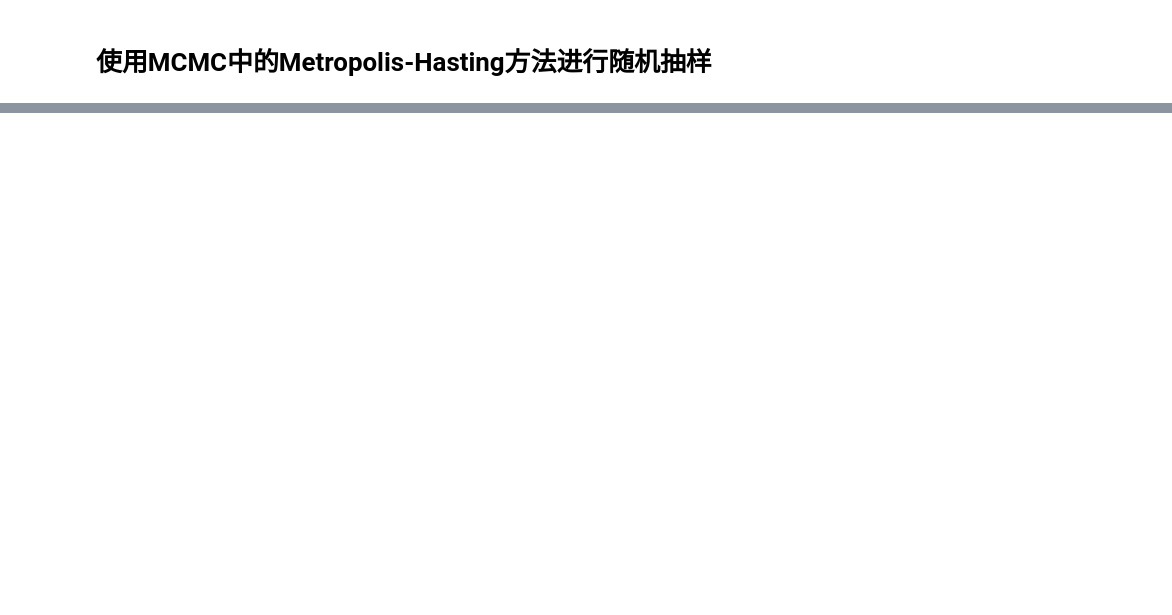
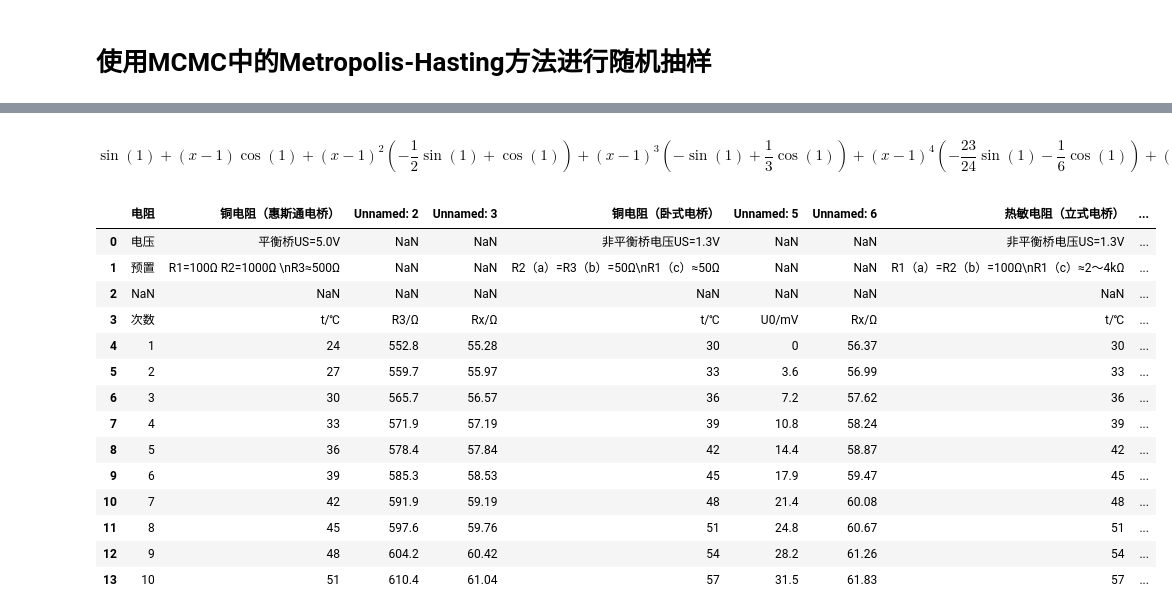
Before and after one commit to Brain-x/ZhouboLi, a Jupyter notebook: notebook/Untitled3.ipynb, the cells around one changed output, grey strips where cells are left out. Drawn from its saved outputs; the diff is of its cells as text; code cells hidden in the pictures; blank space fills up the shorter version.

```diff
--- a/notebook/Untitled3.ipynb
+++ b/notebook/Untitled3.ipynb
@@ -59,0 +124,21 @@ $$
+# %% [markdown]
+$$\sin{\left (1 \right )} + \left(x - 1\right) \cos{\left (1 \right )} + \left(x - 1\right)^{2} \left(- \frac{1}{2} \sin{\left (1 \right )} + \cos{\left (1 \right )}\right) + \left(x - 1\right)^{3} \left(- \sin{\left (1 \right )} + \frac{1}{3} \cos{\left (1 \right )}\right) + \left(x - 1\right)^{4} \left(- \frac{23}{24} \sin{\left (1 \right )} - \frac{1}{6} \cos{\left (1 \right )}\right) + \left(x - 1\right)^{5} \left(- \frac{2}{3} \sin{\left (1 \right )} - \frac{79}{120} \cos{\left (1 \right )}\right) + \mathcal{O}\left(\left(x - 1\right)^{6}; x\rightarrow 1\right)$$
+# %%
+import pandas as pd
+pd.read_csv('123.csv')
+# %% [output]
+|  | 电阻 | 铜电阻（惠斯通电桥） | Unnamed: 2 | Unnamed: 3 | 铜电阻（卧式电桥） | Unnamed: 5 | Unnamed: 6 | 热敏电阻（立式电桥） | ... |
+| 0 | 电压 | 平衡桥US=5.0V | NaN | NaN | 非平衡桥电压US=1.3V | NaN | NaN | 非平衡桥电压US=1.3V | ... |
+| 1 | 预置 | R1=100Ω R2=1000Ω \nR3≈500Ω | NaN | NaN | R2（a）=R3（b）=50Ω\nR1（c）≈50Ω | NaN | NaN | R1（a）=R2（b）=100Ω\nR1（c）≈2～4kΩ | ... |
+| 2 | NaN | NaN | NaN | NaN | NaN | NaN | NaN | NaN | ... |
+| 3 | 次数 | t/℃ | R3/Ω | Rx/Ω | t/℃ | U0/mV | Rx/Ω | t/℃ | ... |
+| 4 | 1 | 24 | 552.8 | 55.28 | 30 | 0 | 56.37 | 30 | ... |
+| 5 | 2 | 27 | 559.7 | 55.97 | 33 | 3.6 | 56.99 | 33 | ... |
+| 6 | 3 | 30 | 565.7 | 56.57 | 36 | 7.2 | 57.62 | 36 | ... |
+| 7 | 4 | 33 | 571.9 | 57.19 | 39 | 10.8 | 58.24 | 39 | ... |
+| 8 | 5 | 36 | 578.4 | 57.84 | 42 | 14.4 | 58.87 | 42 | ... |
+| 9 | 6 | 39 | 585.3 | 58.53 | 45 | 17.9 | 59.47 | 45 | ... |
+| 10 | 7 | 42 | 591.9 | 59.19 | 48 | 21.4 | 60.08 | 48 | ... |
+| 11 | 8 | 45 | 597.6 | 59.76 | 51 | 24.8 | 60.67 | 51 | ... |
+| 12 | 9 | 48 | 604.2 | 60.42 | 54 | 28.2 | 61.26 | 54 | ... |
+| 13 | 10 | 51 | 610.4 | 61.04 | 57 | 31.5 | 61.83 | 57 | ... |
```
Also changed, not shown: parts of 7 cells of this notebook, 11 other files.
